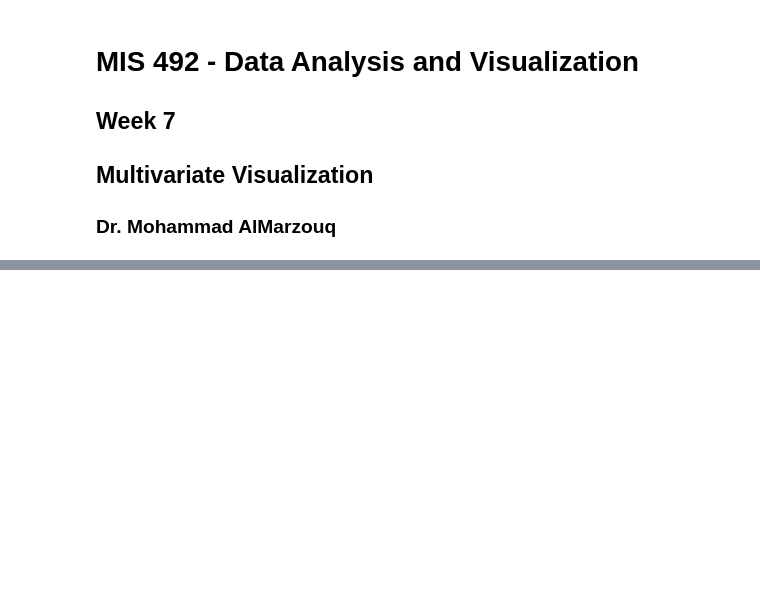
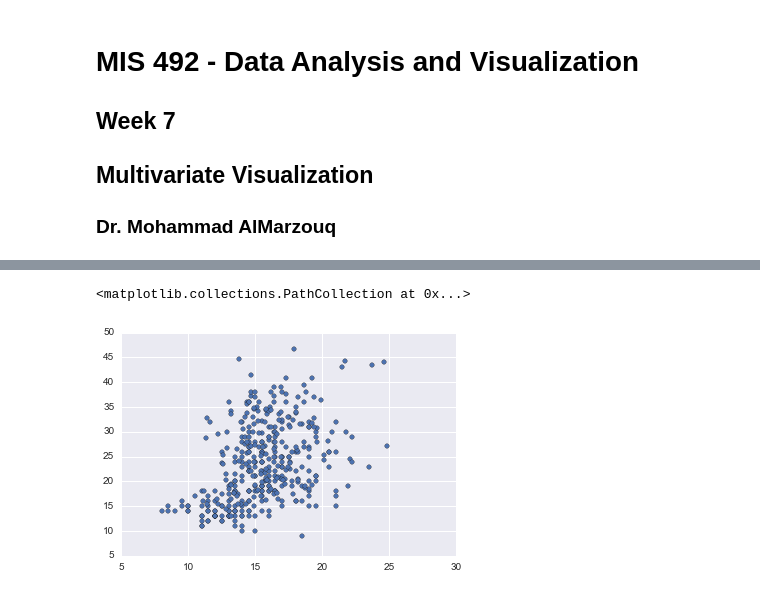
Before and after one commit to malmarz/pandas, a Jupyter notebook: spring2018/week7.ipynb, the cells around one changed output, grey strips where cells are left out. Saved outputs shown, nothing was run; the diff lists cells and outputs as text; code cells hidden in the pictures; blank space fills up the shorter version.

```diff
--- a/spring2018/week7.ipynb
+++ b/spring2018/week7.ipynb
@@ -27,0 +40,6 @@ cars_df = pd.read_json("https://github.com/vega/vega-datasets/raw/gh-pages/data/
+# %%
+# Scatter plot for Acceleration X Miles per gallon
+plt.scatter(cars_df.Acceleration, cars_df.Miles_per_Gallon)
+# %% [output]
+<matplotlib.collections.PathCollection at 0x...>
+[figure, added]
```
Also changed, not shown: parts of 30 cells of this notebook, 10 other files.
